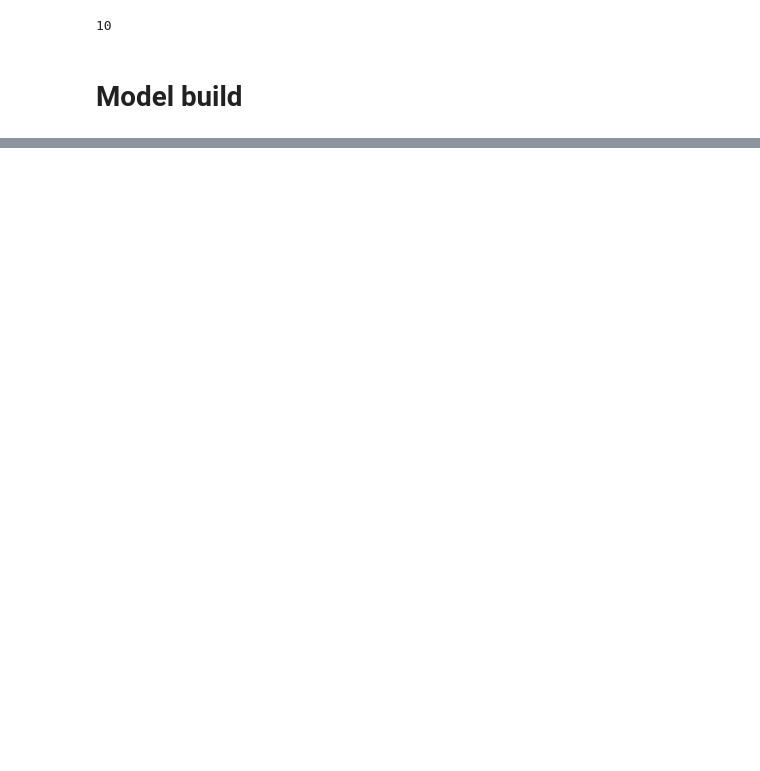
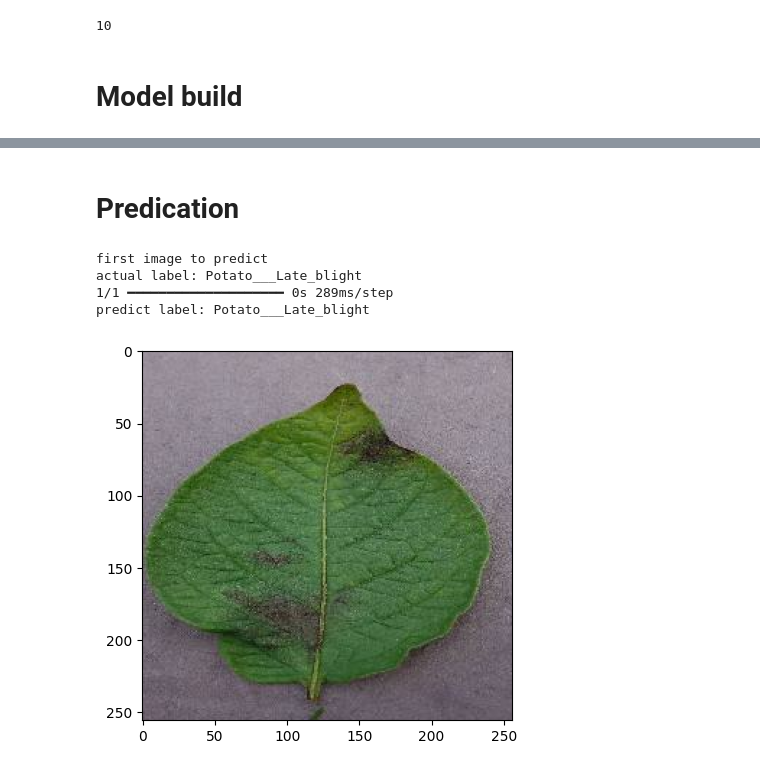
Before and after one commit to Abena-3565/potato_disease-classification, a Jupyter notebook: model.ipynb, the cells around one changed output, grey strips where cells are left out. Saved outputs shown, nothing was run; the diff lists cells and outputs as text; code cells hidden in the pictures; blank space fills up the shorter version.

Commit message:
Build CNN model to classifie potato disease

```diff
--- a/model.ipynb
+++ b/model.ipynb
@@ -75,0 +75,19 @@ model =Sequential([
+# %%
+model =Sequential([
+   Input(shape=(Image_size,Image_size,Channel)),
+   resize_and_rescale,
+   layers.Conv2D(32,(3,3),activation="relu"),
+   layers.MaxPooling2D((2,2)),
+
+   layers.Conv2D(32,(3,3),activation = "relu"),
+   layers.MaxPooling2D((2,2)),
+
+   layers.Conv2D(32,(3,3),activation = "relu"),
+   layers.MaxPooling2D((2,2)),
+
+   layers.Flatten(),
+   Dense(64,activation="relu"),
+   Dense(3,activation="softmax")
+
+]
+)
@@ -75,0 +119,13 @@ model =Sequential([
+# %%
+model.compile(
+    optimizer = "adam",
+    loss = "sparse_categorical_crossentropy",
+    metrics = ["accuracy"]
+)
+# %%
+model_train = model.fit(
+     train_data,
+     epochs = Epochs,
+     batch_size =Batch_size,
+     validation_data = validation_data
+)
@@ -75,0 +178,18 @@ model =Sequential([
+# %% [markdown]
+# Predication
+# %%
+
+print("first image to predict")
+for ib,lb in test_data.take(1):
+    first_image = ib[0].numpy().astype("uint8")
+    first_label = lb[0].numpy()
+    plt.imshow(first_image)
+print("actual label:",class_name[first_label])
+batch_prediction = model.predict(ib)
+print("predict label:",class_name[np.argmax(batch_prediction[0])])
+# %% [output]
+first image to predict
+actual label: Potato___Late_blight
+1/1 ━━━━━━━━━━━━━━━━━━━━ 0s 289ms/step
+predict label: Potato___Late_blight
+[figure, added]
```
Also changed, not shown: parts of 11 cells of this notebook.
